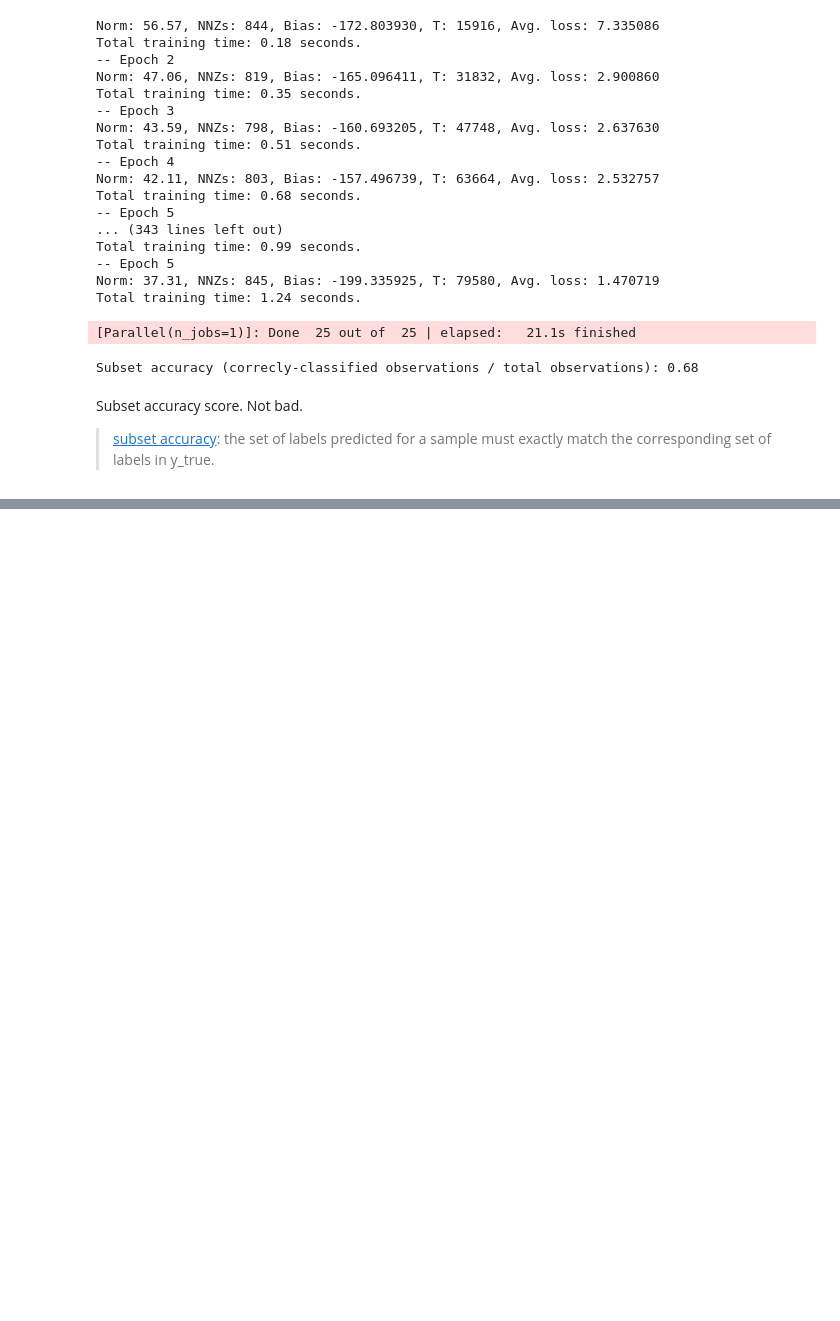
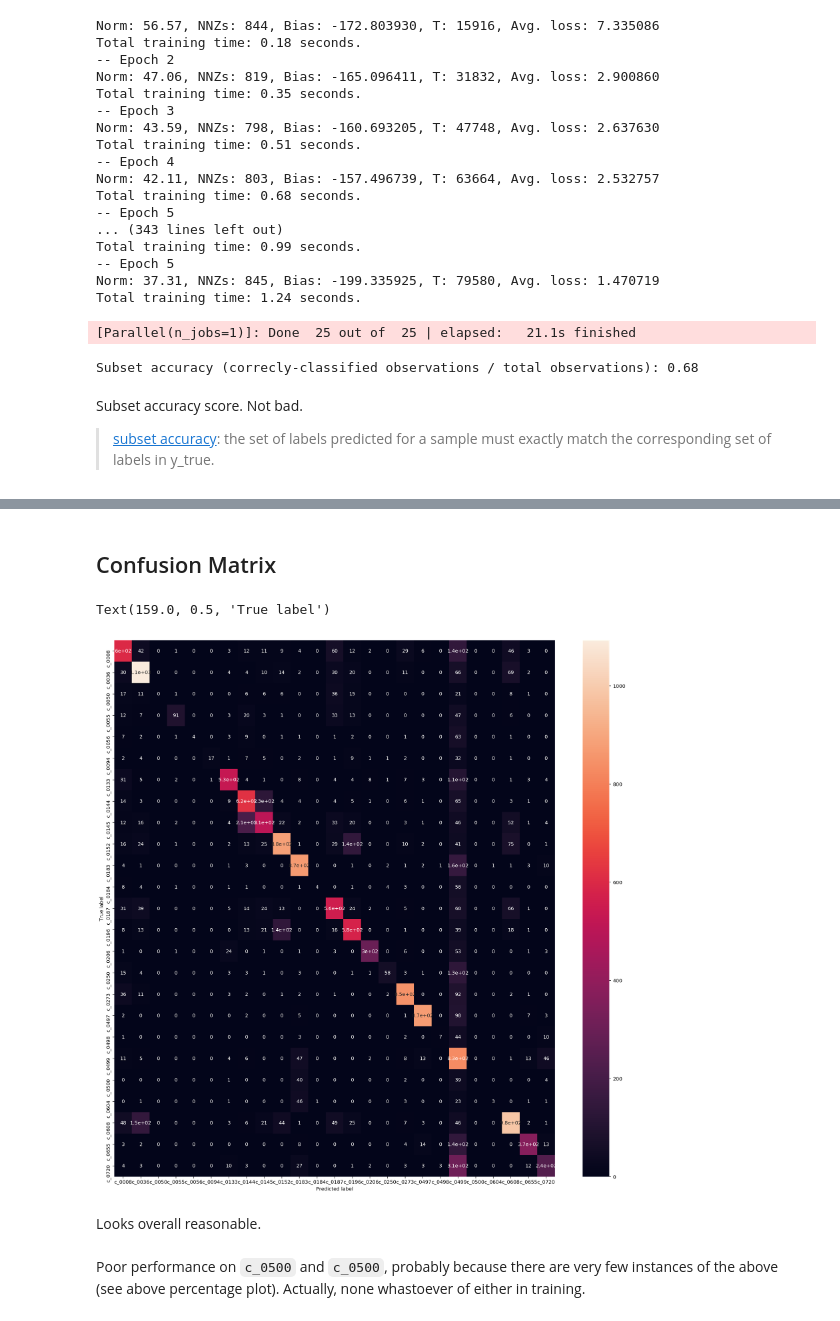
Before and after one commit to GYANTINC/ehr_dx, a Jupyter notebook: notebooks/3_Fit_Models.ipynb, the cells around one changed output, grey strips where cells are left out. Cells and saved outputs as stored; diff of their text form; code cells hidden in the pictures; blank space fills up the shorter version.

```diff
--- a/notebooks/3_Fit_Models.ipynb
+++ b/notebooks/3_Fit_Models.ipynb
@@ -289,0 +310,17 @@ Subset accuracy score. Not bad.
+# %% [markdown]
+## Confusion Matrix
+# %%
+plt.figure(figsize=(20,20))
+ax = sns.heatmap(sklearn.metrics.confusion_matrix(y_true=train.DX_enc, y_pred=y_pred), annot=True)
+ax.set_xticklabels(le_encoder.classes_)
+ax.set_yticklabels(le_encoder.classes_)
+
+ax.set_xlabel('Predicted label')
+ax.set_ylabel('True label')
+# %% [output]
+Text(159.0, 0.5, 'True label')
+[figure, added]
+# %% [markdown]
+Looks overall reasonable.
+# %% [markdown]
+Poor performance on `c_0500` and `c_0500`, probably because there are very few instances of the above (see above percentage plot). Actually, none whastoever of either in training.
```
Also changed, not shown: parts of 7 cells of this notebook, 1 other file.
